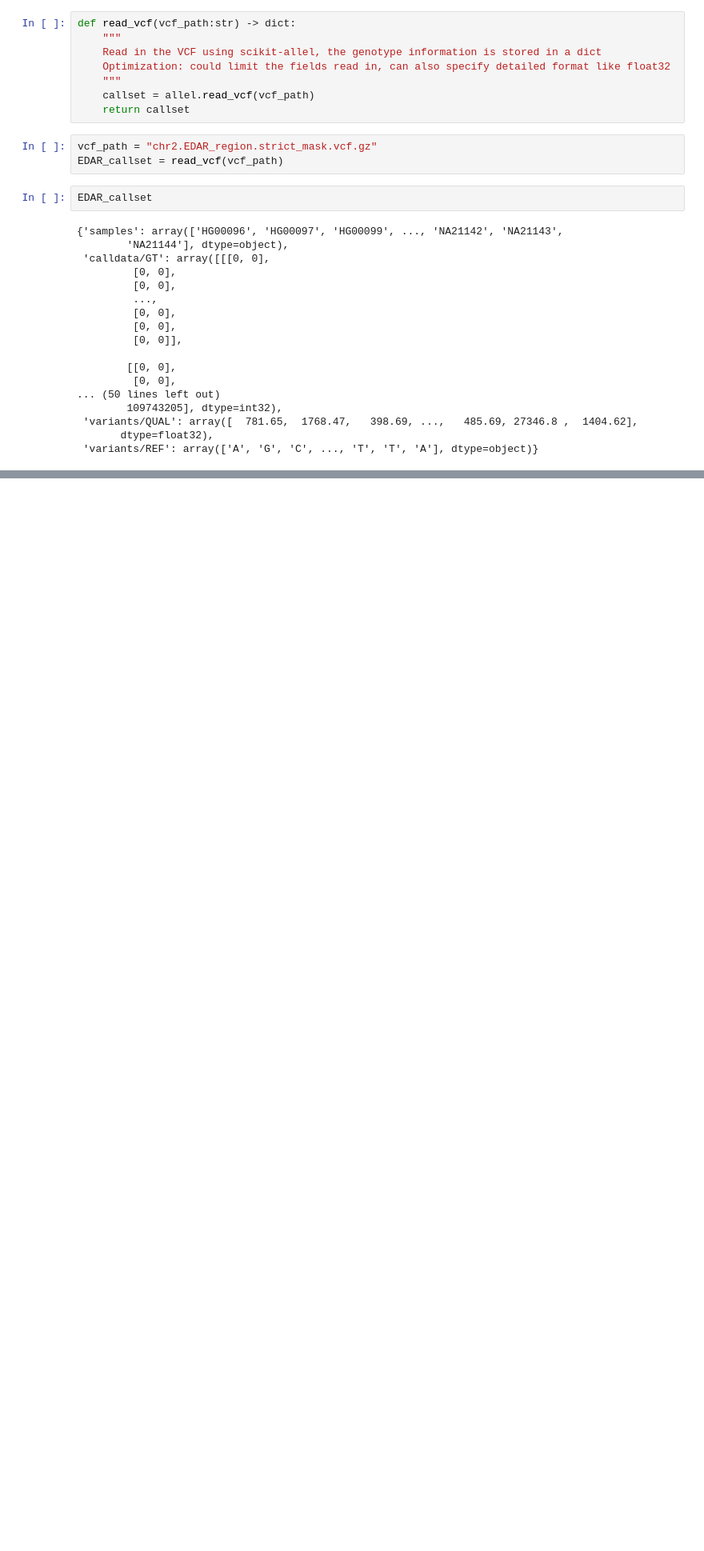
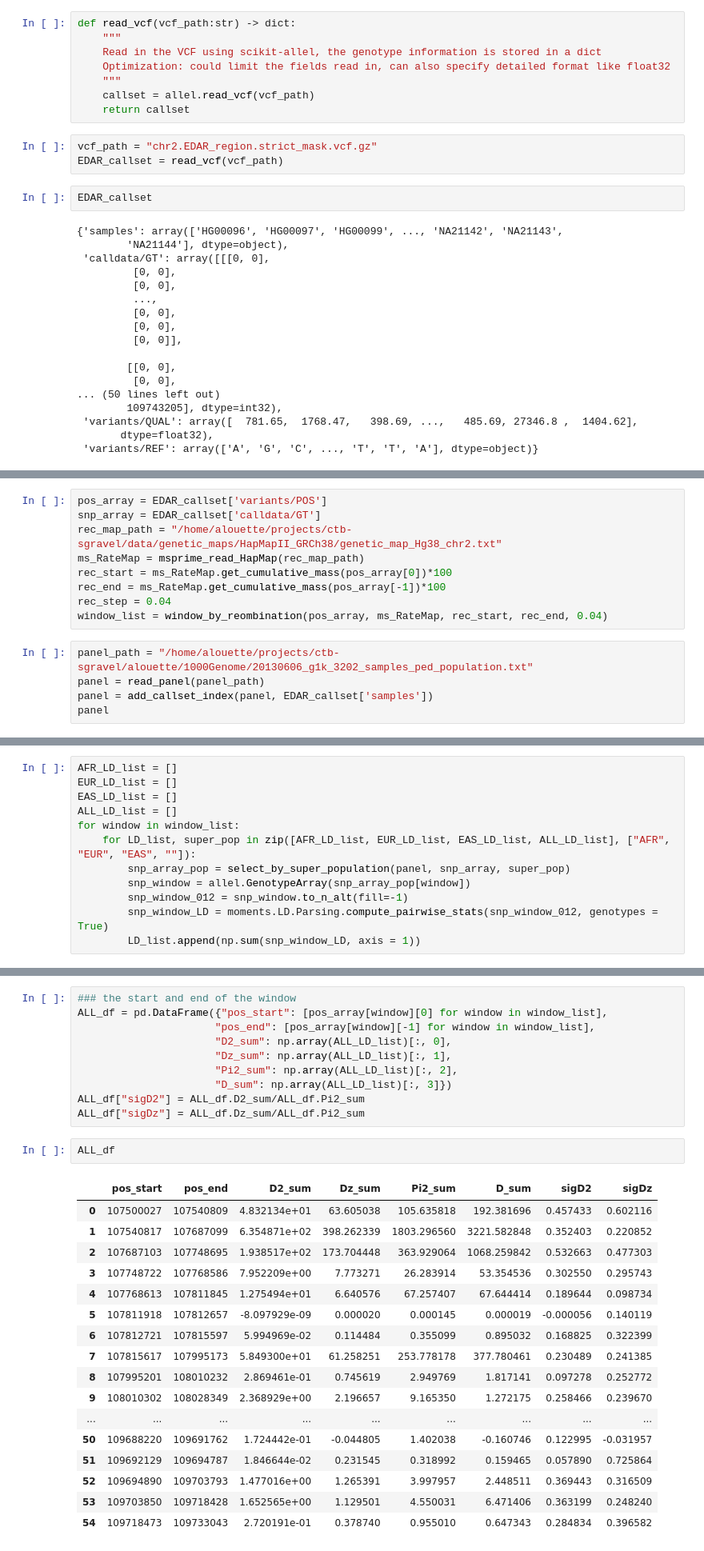
Before and after one commit to BCFZzw/rerun_fwdpy, a Jupyter notebook: jupyter/minimal_pipeline.ipynb, the cells around one changed output, grey strips where cells are left out. Shown at 80% size. Cells and saved outputs as stored; diff of their text form; blank space fills up the shorter version.

```diff
--- a/jupyter/minimal_pipeline.ipynb
+++ b/jupyter/minimal_pipeline.ipynb
@@ -463,0 +166,14 @@ def subset_Dz_computation(snp_window, max_snp_per_subset = 5000):
+# %%
+pos_array = EDAR_callset['variants/POS']
+snp_array = EDAR_callset['calldata/GT']
+rec_map_path = "/home/alouette/projects/ctb-sgravel/data/genetic_maps/HapMapII_GRCh38/genetic_map_Hg38_chr2.txt"
+ms_RateMap = msprime_read_HapMap(rec_map_path)
+rec_start = ms_RateMap.get_cumulative_mass(pos_array[0])*100
+rec_end = ms_RateMap.get_cumulative_mass(pos_array[-1])*100
+rec_step = 0.04
+window_list = window_by_reombination(pos_array, ms_RateMap, rec_start, rec_end, 0.04)
+# %%
+panel_path = "/home/alouette/projects/ctb-sgravel/alouette/1000Genome/20130606_g1k_3202_samples_ped_population.txt"
+panel = read_panel(panel_path)
+panel = add_callset_index(panel, EDAR_callset['samples'])
+panel
@@ -463,0 +201,12 @@ def subset_Dz_computation(snp_window, max_snp_per_subset = 5000):
+# %%
+AFR_LD_list = []
+EUR_LD_list = []
+EAS_LD_list = []
+ALL_LD_list = []
+for window in window_list:
+    for LD_list, super_pop in zip([AFR_LD_list, EUR_LD_list, EAS_LD_list, ALL_LD_list], ["AFR", "EUR", "EAS", ""]):
+        snp_array_pop = select_by_super_population(panel, snp_array, super_pop)
+        snp_window = allel.GenotypeArray(snp_array_pop[window])
+        snp_window_012 = snp_window.to_n_alt(fill=-1)
+        snp_window_LD = moments.LD.Parsing.compute_pairwise_stats(snp_window_012, genotypes = True)
+        LD_list.append(np.sum(snp_window_LD, axis = 1))
@@ -463,0 +219,30 @@ def subset_Dz_computation(snp_window, max_snp_per_subset = 5000):
+# %%
+### the start and end of the window
+ALL_df = pd.DataFrame({"pos_start": [pos_array[window][0] for window in window_list],
+                      "pos_end": [pos_array[window][-1] for window in window_list],
+                      "D2_sum": np.array(ALL_LD_list)[:, 0],
+                      "Dz_sum": np.array(ALL_LD_list)[:, 1],
+                      "Pi2_sum": np.array(ALL_LD_list)[:, 2],
+                      "D_sum": np.array(ALL_LD_list)[:, 3]})
+ALL_df["sigD2"] = ALL_df.D2_sum/ALL_df.Pi2_sum
+ALL_df["sigDz"] = ALL_df.Dz_sum/ALL_df.Pi2_sum
+# %%
+ALL_df
+# %% [output]
+|  | pos_start | pos_end | D2_sum | Dz_sum | Pi2_sum | D_sum | sigD2 | sigDz |
+| 0 | 107500027 | 107540809 | 4.832134e+01 | 63.605038 | 105.635818 | 192.381696 | 0.457433 | 0.602116 |
+| 1 | 107540817 | 107687099 | 6.354871e+02 | 398.262339 | 1803.296560 | 3221.582848 | 0.352403 | 0.220852 |
+| 2 | 107687103 | 107748695 | 1.938517e+02 | 173.704448 | 363.929064 | 1068.259842 | 0.532663 | 0.477303 |
+| 3 | 107748722 | 107768586 | 7.952209e+00 | 7.773271 | 26.283914 | 53.354536 | 0.302550 | 0.295743 |
+| 4 | 107768613 | 107811845 | 1.275494e+01 | 6.640576 | 67.257407 | 67.644414 | 0.189644 | 0.098734 |
+| 5 | 107811918 | 107812657 | -8.097929e-09 | 0.000020 | 0.000145 | 0.000019 | -0.000056 | 0.140119 |
+| 6 | 107812721 | 107815597 | 5.994969e-02 | 0.114484 | 0.355099 | 0.895032 | 0.168825 | 0.322399 |
+| 7 | 107815617 | 107995173 | 5.849300e+01 | 61.258251 | 253.778178 | 377.780461 | 0.230489 | 0.241385 |
+| 8 | 107995201 | 108010232 | 2.869461e-01 | 0.745619 | 2.949769 | 1.817141 | 0.097278 | 0.252772 |
+| 9 | 108010302 | 108028349 | 2.368929e+00 | 2.196657 | 9.165350 | 1.272175 | 0.258466 | 0.239670 |
+| ... | ... | ... | ... | ... | ... | ... | ... | ... |
+| 50 | 109688220 | 109691762 | 1.724442e-01 | -0.044805 | 1.402038 | -0.160746 | 0.122995 | -0.031957 |
+| 51 | 109692129 | 109694787 | 1.846644e-02 | 0.231545 | 0.318992 | 0.159465 | 0.057890 | 0.725864 |
+| 52 | 109694890 | 109703793 | 1.477016e+00 | 1.265391 | 3.997957 | 2.448511 | 0.369443 | 0.316509 |
+| 53 | 109703850 | 109718428 | 1.652565e+00 | 1.129501 | 4.550031 | 6.471406 | 0.363199 | 0.248240 |
+| 54 | 109718473 | 109733043 | 2.720191e-01 | 0.378740 | 0.955010 | 0.647343 | 0.284834 | 0.396582 |
```
Also changed, not shown: parts of 48 cells of this notebook.
